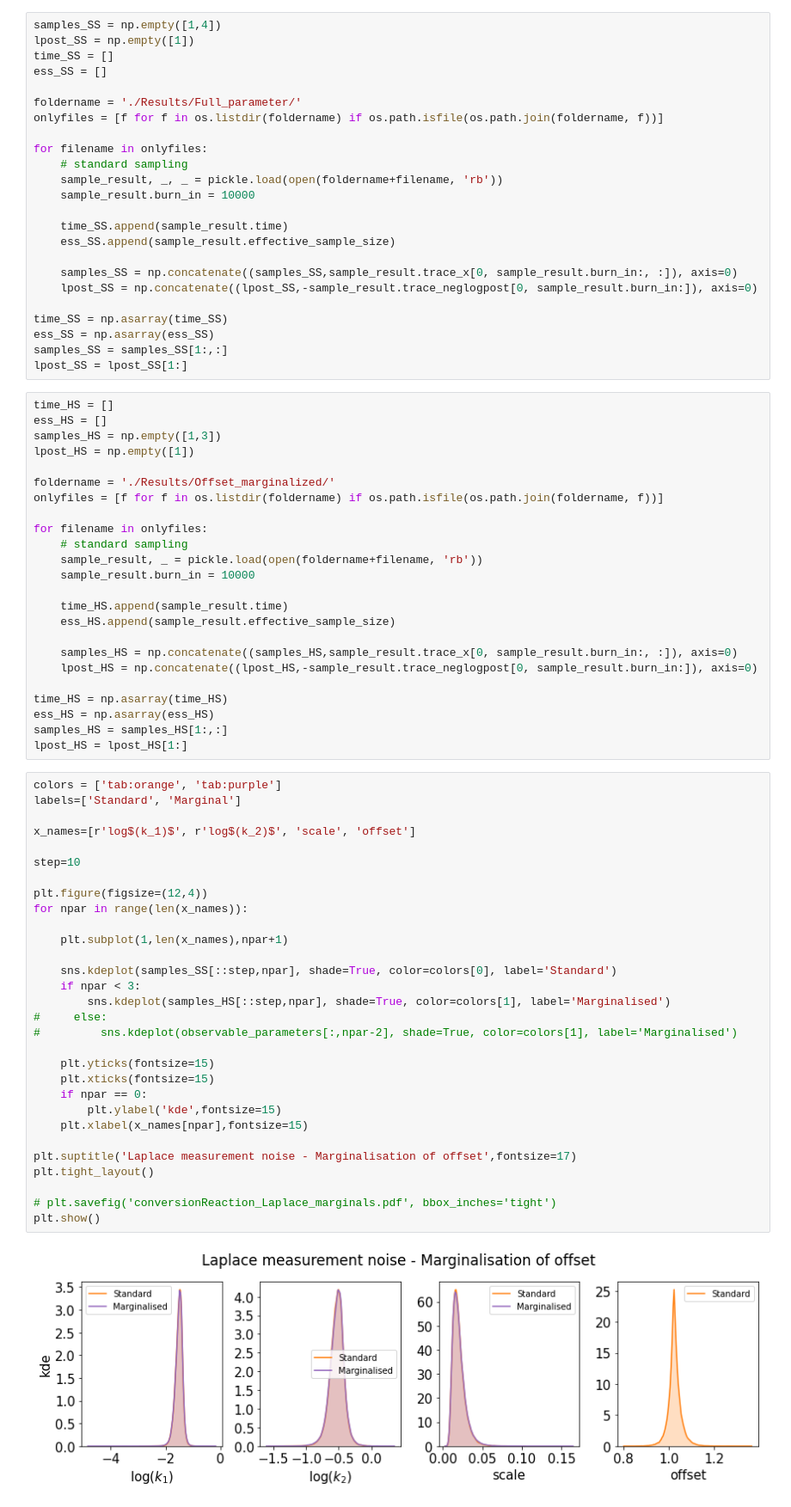
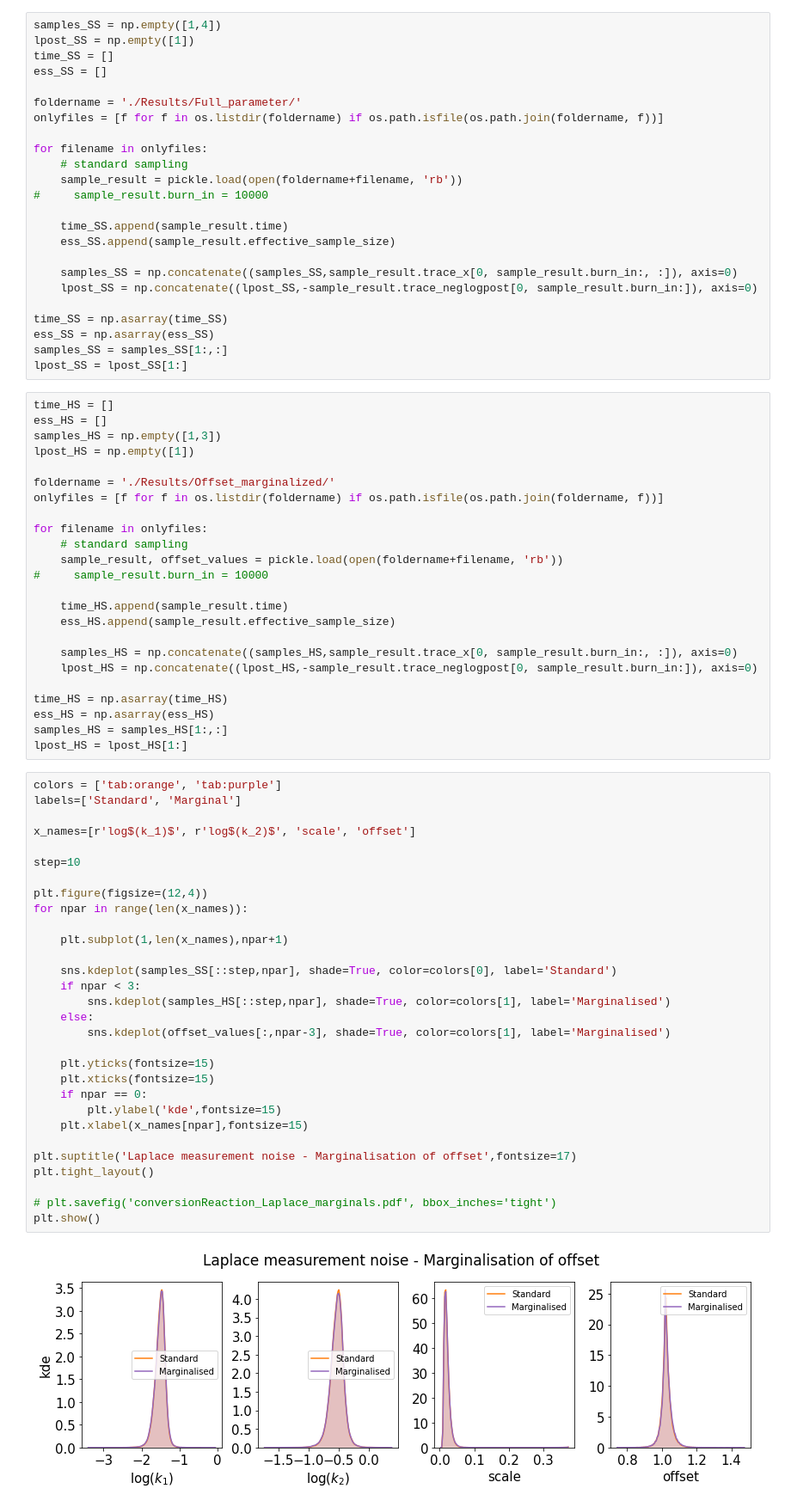
Before and after one commit to feddersmichael/Bachelor-Thesis-Marginal-Sampling, a Jupyter notebook: Sampling/Laplacian_noise/Conversion_Reaction_model/visu-conversionReaction.ipynb, the cells around one changed output. Shown: that part at 86% size. Saved outputs shown, nothing was run; the diff lists cells and outputs as text.

```diff
--- a/Sampling/Laplacian_noise/Conversion_Reaction_model/visu-conversionReaction.ipynb
+++ b/Sampling/Laplacian_noise/Conversion_Reaction_model/visu-conversionReaction.ipynb
@@ -53,8 +53,8 @@ onlyfiles = [f for f in os.listdir(foldername) if os.path.isfile(os.path.join(fo
 
 for filename in onlyfiles:
     # standard sampling
-    sample_result, _, _ = pickle.load(open(foldername+filename, 'rb'))
-    sample_result.burn_in = 10000
+    sample_result = pickle.load(open(foldername+filename, 'rb'))
+#     sample_result.burn_in = 10000
 
     time_SS.append(sample_result.time)
     ess_SS.append(sample_result.effective_sample_size)
@@ -77,8 +77,8 @@ onlyfiles = [f for f in os.listdir(foldername) if os.path.isfile(os.path.join(fo
 
 for filename in onlyfiles:
     # standard sampling
-    sample_result, _ = pickle.load(open(foldername+filename, 'rb'))
-    sample_result.burn_in = 10000
+    sample_result, offset_values = pickle.load(open(foldername+filename, 'rb'))
+#     sample_result.burn_in = 10000
 
     time_HS.append(sample_result.time)
     ess_HS.append(sample_result.effective_sample_size)
@@ -93,34 +93,34 @@ lpost_HS = lpost_HS[1:]
 # %%
 colors = ['tab:orange', 'tab:purple']
 labels=['Standard', 'Marginal']
 
 x_names=[r'log$(k_1)$', r'log$(k_2)$', 'scale', 'offset']
 
 step=10
 
 plt.figure(figsize=(12,4))
 for npar in range(len(x_names)):
 
     plt.subplot(1,len(x_names),npar+1)
 
     sns.kdeplot(samples_SS[::step,npar], shade=True, color=colors[0], label='Standard')
     if npar < 3:
         sns.kdeplot(samples_HS[::step,npar], shade=True, color=colors[1], label='Marginalised')
-#     else:
-#         sns.kdeplot(observable_parameters[:,npar-2], shade=True, color=colors[1], label='Marginalised')
+    else:
+        sns.kdeplot(offset_values[:,npar-3], shade=True, color=colors[1], label='Marginalised')
 
     plt.yticks(fontsize=15)
     plt.xticks(fontsize=15)
     if npar == 0:
         plt.ylabel('kde',fontsize=15)
     plt.xlabel(x_names[npar],fontsize=15)
 
 plt.suptitle('Laplace measurement noise - Marginalisation of offset',fontsize=17)
 plt.tight_layout()
 
 # plt.savefig('conversionReaction_Laplace_marginals.pdf', bbox_inches='tight')
 plt.show()
 # %% [output]
-[figure, old version]
+[figure, new version]
 # %%
 labels=['Standard', 'Marginalised']
```
Also changed, not shown: parts of 1 cell of this notebook, 3 other files.
